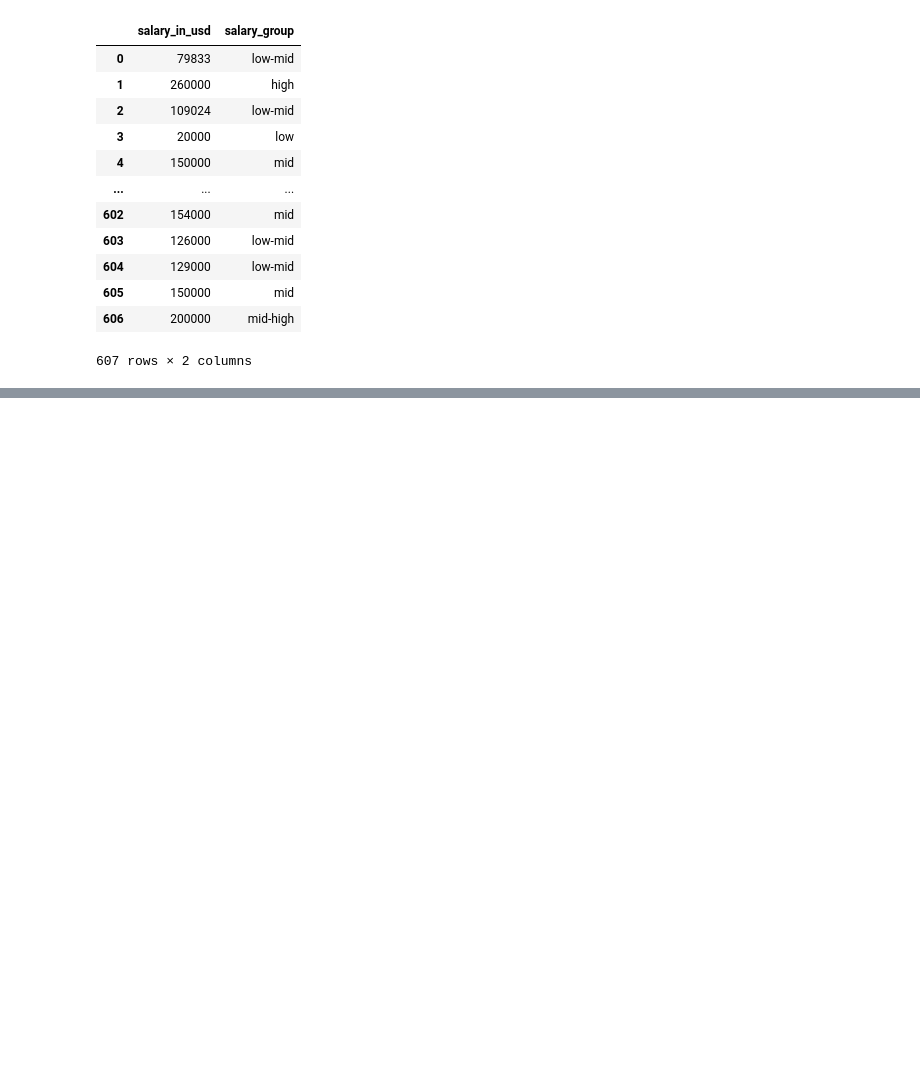
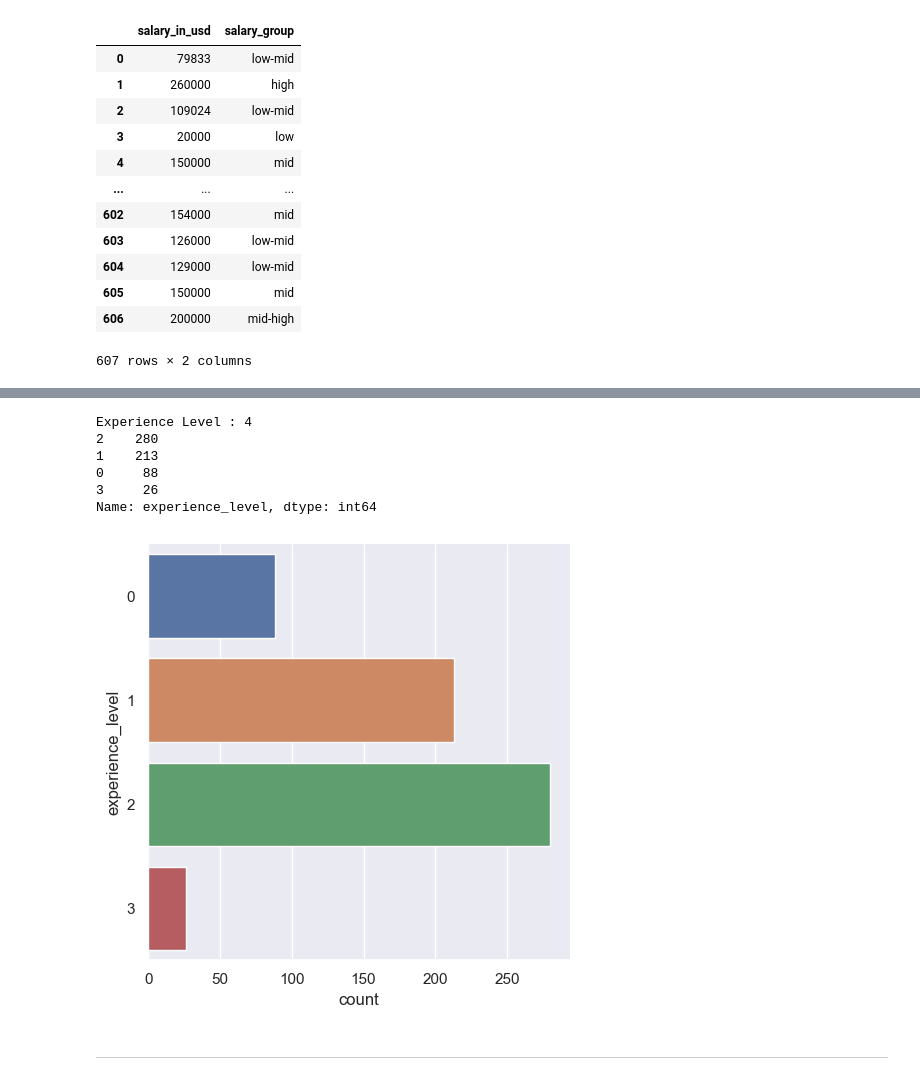
Before and after one commit to legitaxes/sc1015-mini_assignment, a Jupyter notebook: Mini-Assignment.ipynb, the cells around one changed output, grey strips where cells are left out. Cells and saved outputs as stored; diff of their text form; code cells hidden in the pictures; blank space fills up the shorter version.

```diff
--- a/Mini-Assignment.ipynb
+++ b/Mini-Assignment.ipynb
@@ -177,0 +243,5 @@ salary
+# %%
+dsdata['experience_level'] = dsdata['experience_level'].map( {'EN': 0, 'MI': 1, 'SE': 2, 'EX': 3} ).astype(int)
+
+experience_level = pd.DataFrame(dsdata['experience_level'])
+dsdata.head()
@@ -177,0 +255,16 @@ salary
+# %%
+# Visualize Experience Level
+print("Experience Level :", len(dsdata['experience_level'].unique()))
+print(dsdata['experience_level'].value_counts())
+sb.catplot(y = "experience_level", data = dsdata, kind = "count")
+plt.show()
+# %% [output]
+Experience Level : 4
+2    280
+1    213
+0     88
+3     26
+Name: experience_level, dtype: int64
+[figure, added]
+# %% [markdown]
+---
```
Also changed, not shown: parts of 32 cells of this notebook.
